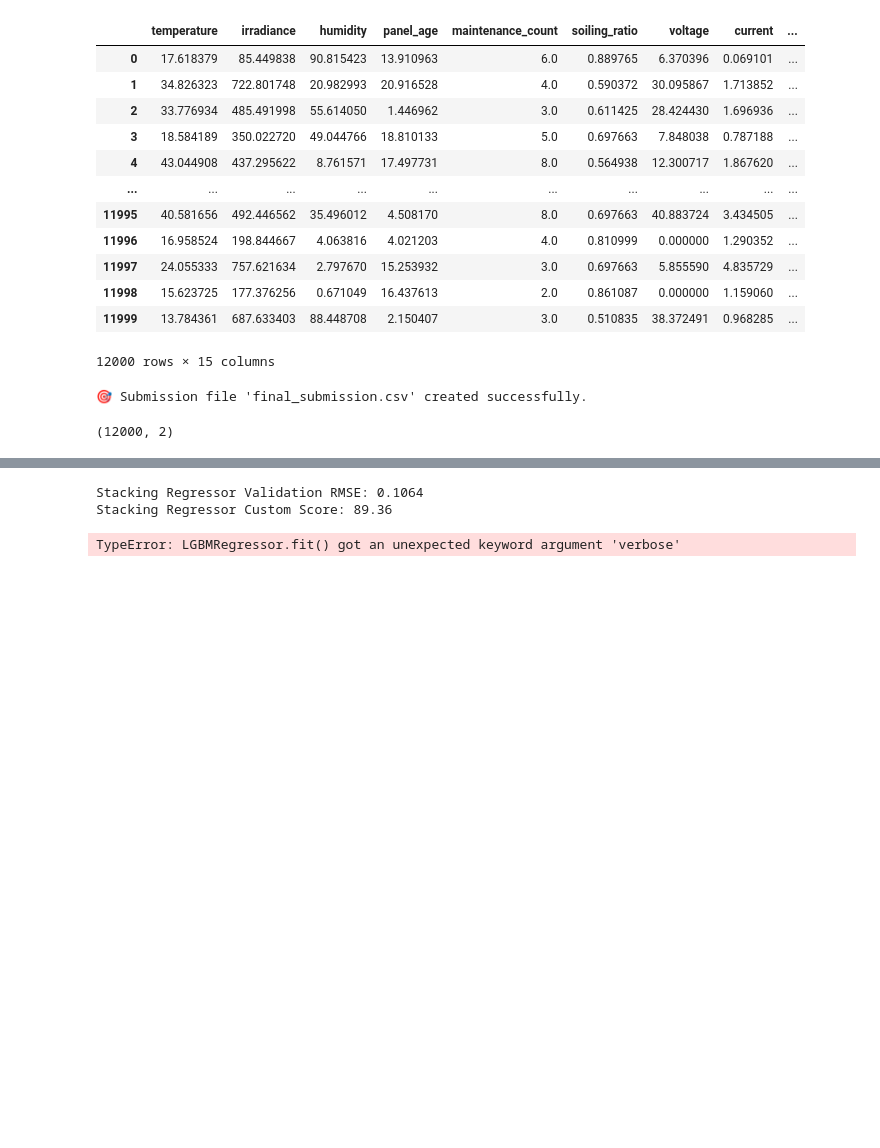
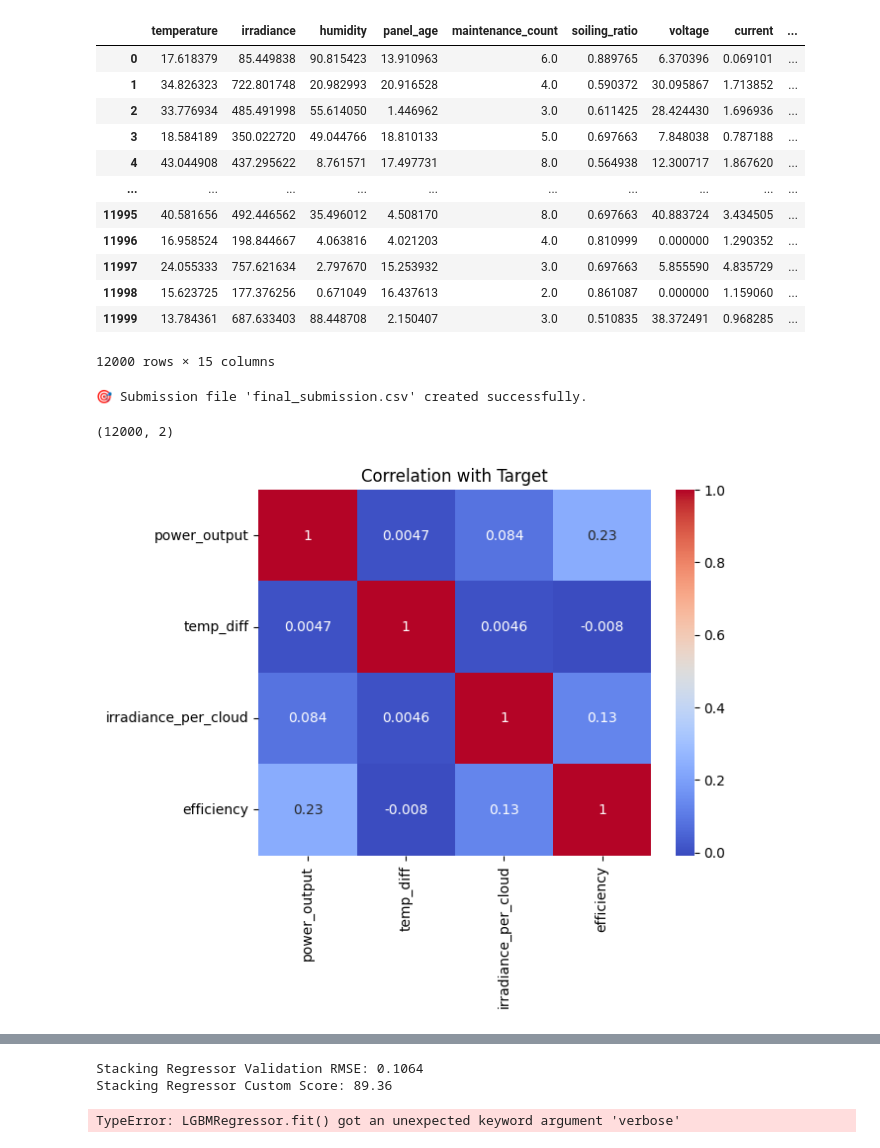
Before and after one commit to vidhanrathore/Solar-Hackthon, a Jupyter notebook: Analysis.ipynb, the cells around one changed output, grey strips where cells are left out. Drawn from its saved outputs; the diff is of its cells as text; code cells hidden in the pictures; blank space fills up the shorter version.

```diff
--- a/Analysis.ipynb
+++ b/Analysis.ipynb
@@ -725,6 +725,27 @@ print("🎯 Submission file 'final_submission.csv' created successfully.")
 submission.shape
 # %% [output]
 (12000, 2)
+# %%
+# Feature Engineering on Train
+train['power_output'] = train['voltage'] * train['current']
+train['temp_diff'] = train['module_temperature'] - train['temperature']
+train['irradiance_per_cloud'] = train['irradiance'] / (train['cloud_coverage'] + 1)
+
+# Do the same for test dataset
+test['power_output'] = test['voltage'] * test['current']
+test['temp_diff'] = test['module_temperature'] - test['temperature']
+test['irradiance_per_cloud'] = test['irradiance'] / (test['cloud_coverage'] + 1)
+# %%
+import seaborn as sns
+import matplotlib.pyplot as plt
+
+# Correlation heatmap
+features_to_check = ['power_output', 'temp_diff', 'irradiance_per_cloud', 'efficiency']
+sns.heatmap(train[features_to_check].corr(), annot=True, cmap='coolwarm')
+plt.title("Correlation with Target")
+plt.show()
+# %% [output]
+[figure, added]
 # %%
 from sklearn.ensemble import StackingRegressor
 from sklearn.linear_model import LinearRegression
```
Also changed, not shown: parts of 1 cell of this notebook, 14 other files.
